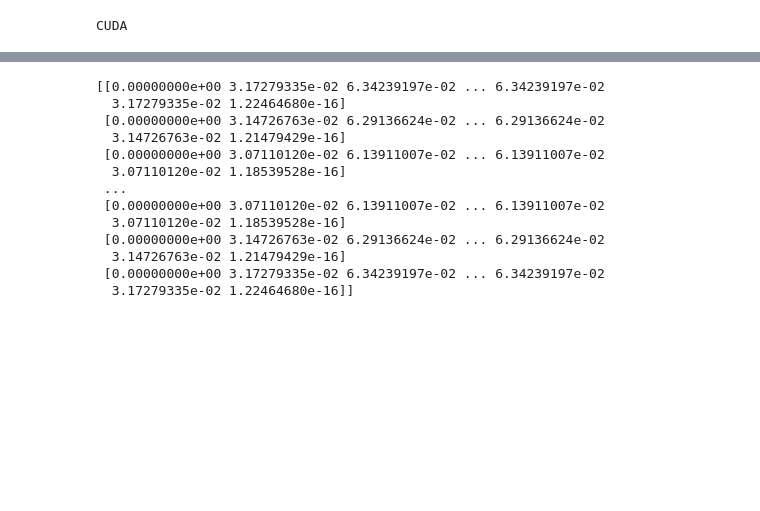
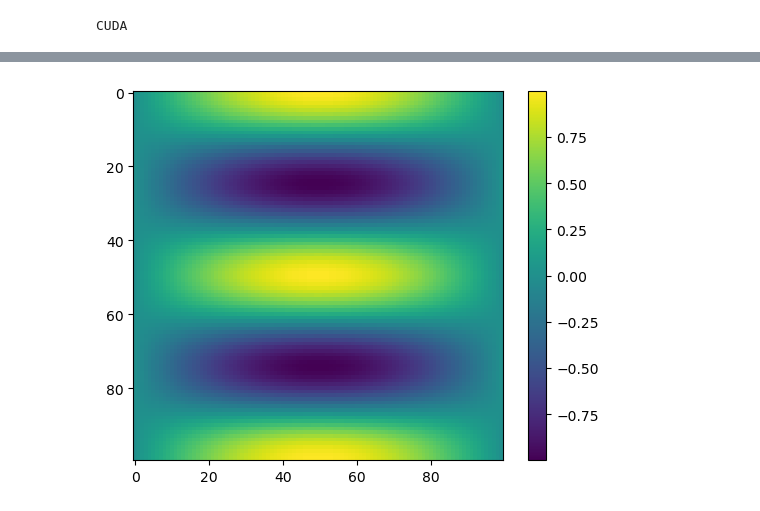
Before and after one commit to alleswe2k/PINNs, a Jupyter notebook: 1D_time_problem/time.ipynb, the cells around one changed output, grey strips where cells are left out. Saved outputs shown, nothing was run; the diff lists cells and outputs as text; code cells hidden in the pictures; blank space fills up the shorter version.

```diff
--- a/1D_time_problem/time.ipynb
+++ b/1D_time_problem/time.ipynb
@@ -201,5 +298,4 @@ plt.show()
 # %%
-import matplotlib.animation as animation
 
 # Exact solution
 
@@ -213,46 +309,36 @@ t = np.linspace(0, 1, 100)
 X, T = np.meshgrid(x, t)
 U = np.sin(X) * np.cos(4 * np.pi * T)
 
-print(U)
+plt.imshow(U)
+plt.colorbar()
+plt.show()
 
 # # Set up the figure and axis
 # fig, ax = plt.subplots()
 # ax.set_xlim(0, np.pi)
 # ax.set_ylim(-1, 1)
 # ax.set_xlabel("x")
 # ax.set_ylabel("u(x, t)")
 # ax.set_title("Animation of Exact Solution")
 
 
 # # Initialize the line object
 # line, = ax.plot([], [], lw=2)
 
 # # Initialization function: Clears the line data
 # def init():
 #     line.set_data([], [])
 #     return line,
 
 # # Update function for each frame
 # def update(frame):
 #     y = exact_solution(x, t[frame])  # Compute solution at current time step
 #     line.set_data(x, y)
 #     return line,
 
 # # Create the animation
 # ani = animation.FuncAnimation(fig, update, frames=len(t), init_func=init, blit=True, interval=50)
 
 # ani.save("wave_animation.gif", writer="pillow", fps=30)
 # %% [output]
-[[0.00000000e+00 3.17279335e-02 6.34239197e-02 ... 6.34239197e-02
-  3.17279335e-02 1.22464680e-16]
- [0.00000000e+00 3.14726763e-02 6.29136624e-02 ... 6.29136624e-02
-  3.14726763e-02 1.21479429e-16]
- [0.00000000e+00 3.07110120e-02 6.13911007e-02 ... 6.13911007e-02
-  3.07110120e-02 1.18539528e-16]
- ...
- [0.00000000e+00 3.07110120e-02 6.13911007e-02 ... 6.13911007e-02
-  3.07110120e-02 1.18539528e-16]
- [0.00000000e+00 3.14726763e-02 6.29136624e-02 ... 6.29136624e-02
-  3.14726763e-02 1.21479429e-16]
- [0.00000000e+00 3.17279335e-02 6.34239197e-02 ... 6.34239197e-02
-  3.17279335e-02 1.22464680e-16]]
+[figure, added]
```
Also changed, not shown: parts of 11 cells of this notebook, 1 other file.
